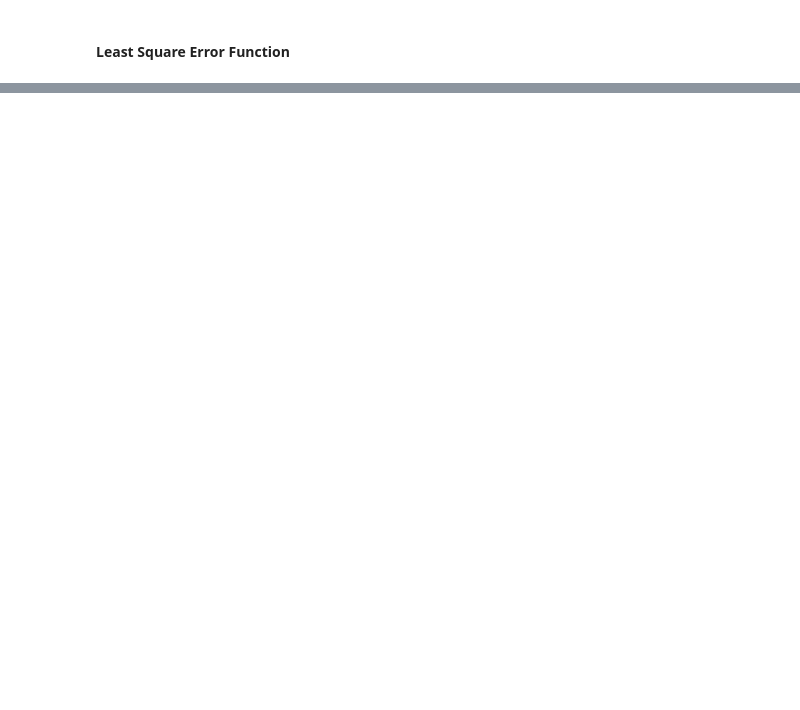
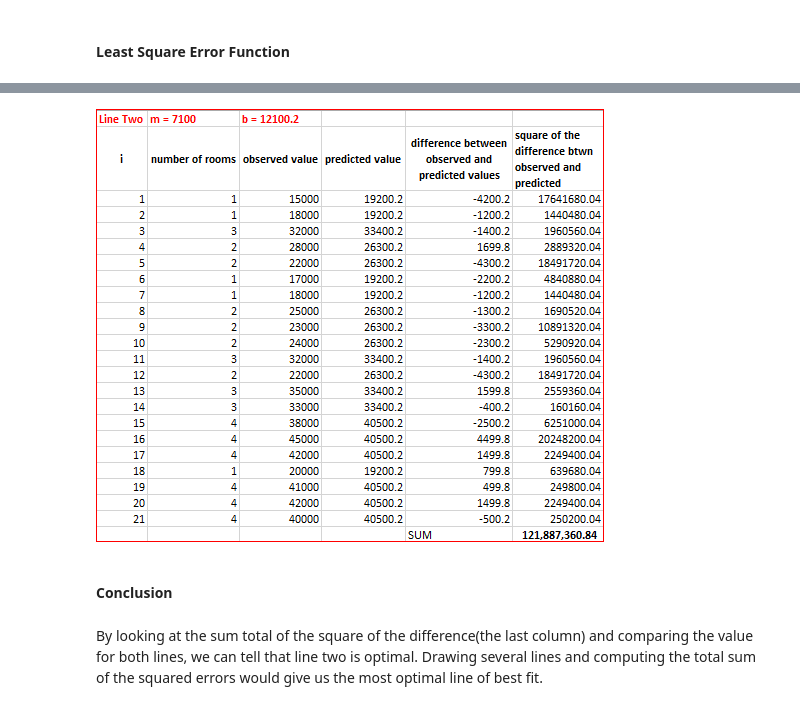
Before and after one commit to A4Ayub/Hands-On-Machine-Learning, a Jupyter notebook: exercises/RentAmountPrediction-01.ipynb, the cells around one changed output, grey strips where cells are left out. Cells and saved outputs as stored; diff of their text form; code cells hidden in the pictures; blank space fills up the shorter version.

```diff
--- a/exercises/RentAmountPrediction-01.ipynb
+++ b/exercises/RentAmountPrediction-01.ipynb
@@ -115,0 +125,9 @@ Least squares error function tells us that in order to derive the line of best f
+# %%
+#Display the sum of errors for line two
+Image(filename="images/house_rent_by_number_of_room_line_two.png")
+# %% [output]
+[figure, added]
+# %% [markdown]
+#### Conclusion
+# %% [markdown]
+By looking at the sum total of the square of the difference(the last column) and comparing the value for both lines, we can tell that line two is optimal. Drawing several lines and computing the total sum of the squared errors would give us the most optimal line of best fit.
```
Also changed, not shown: parts of 4 cells of this notebook, 2 other files.
